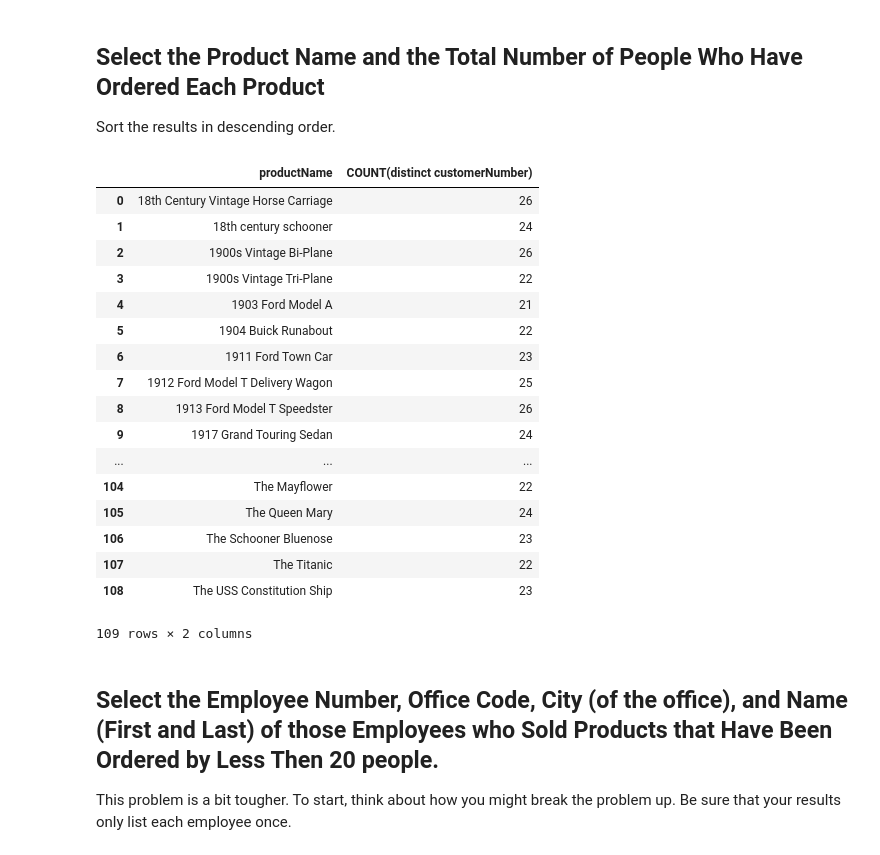
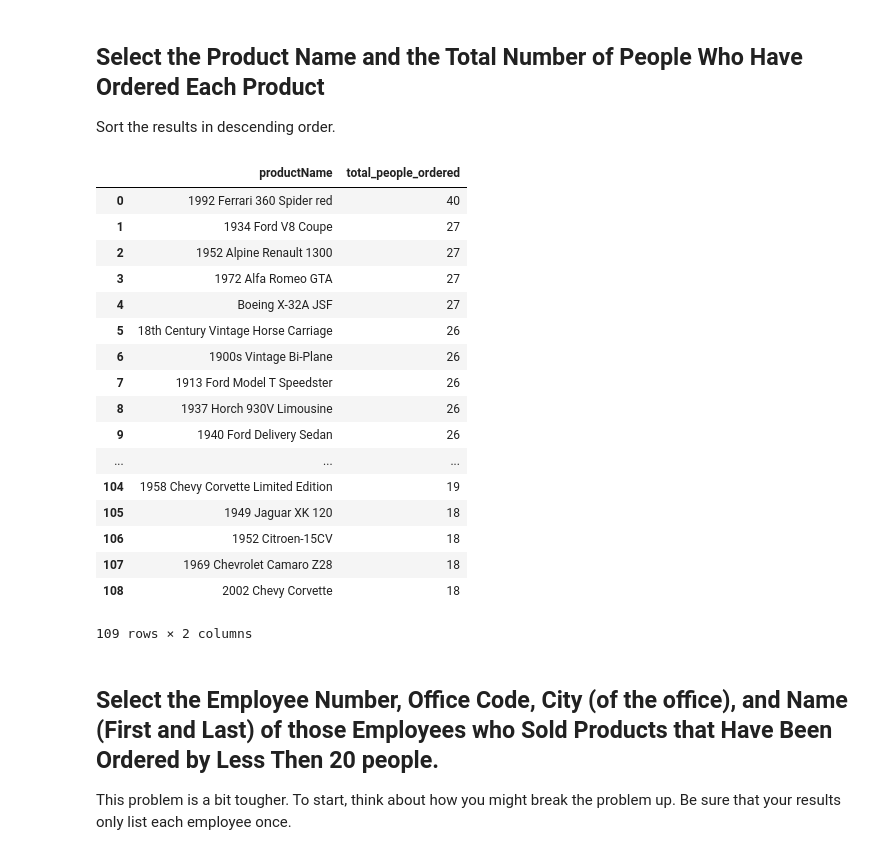
Before and after one commit to minnaf/dsc-sql-subqueries-lab-nyc-ds-060319, a Jupyter notebook: index.ipynb, the cells around one changed output. Saved outputs shown, nothing was run; the diff lists cells and outputs as text; code cells hidden in the pictures.

```diff
--- a/index.ipynb
+++ b/index.ipynb
@@ -118,38 +118,36 @@ df
 Sort the results in descending order.
 # %%
 #Your code here
-c.execute("""SELECT productName, COUNT(distinct customerNumber) AS total_
+c.execute("""SELECT productName, COUNT(distinct customerNumber) AS total_people_ordered
              FROM products
              JOIN orderdetails USING(productCode)
              JOIN orders USING(orderNumber)
              GROUP BY productName
-             ORDER BY
-
-
+             ORDER BY total_people_ordered DESC
 
 """)
 
 df = pd.DataFrame(c.fetchall())
 df.columns = [x[0] for x in c.description]
 df
 # %% [output]
-|  | productName | COUNT(distinct customerNumber) |
-| 0 | 18th Century Vintage Horse Carriage | 26 |
-| 1 | 18th century schooner | 24 |
-| 2 | 1900s Vintage Bi-Plane | 26 |
-| 3 | 1900s Vintage Tri-Plane | 22 |
-| 4 | 1903 Ford Model A | 21 |
-| 5 | 1904 Buick Runabout | 22 |
-| 6 | 1911 Ford Town Car | 23 |
-| 7 | 1912 Ford Model T Delivery Wagon | 25 |
-| 8 | 1913 Ford Model T Speedster | 26 |
-| 9 | 1917 Grand Touring Sedan | 24 |
+|  | productName | total_people_ordered |
+| 0 | 1992 Ferrari 360 Spider red | 40 |
+| 1 | 1934 Ford V8 Coupe | 27 |
+| 2 | 1952 Alpine Renault 1300 | 27 |
+| 3 | 1972 Alfa Romeo GTA | 27 |
+| 4 | Boeing X-32A JSF | 27 |
+| 5 | 18th Century Vintage Horse Carriage | 26 |
+| 6 | 1900s Vintage Bi-Plane | 26 |
+| 7 | 1913 Ford Model T Speedster | 26 |
+| 8 | 1937 Horch 930V Limousine | 26 |
+| 9 | 1940 Ford Delivery Sedan | 26 |
 | ... | ... | ... |
-| 104 | The Mayflower | 22 |
-| 105 | The Queen Mary | 24 |
-| 106 | The Schooner Bluenose | 23 |
-| 107 | The Titanic | 22 |
-| 108 | The USS Constitution Ship | 23 |
+| 104 | 1958 Chevy Corvette Limited Edition | 19 |
+| 105 | 1949 Jaguar XK 120 | 18 |
+| 106 | 1952 Citroen-15CV | 18 |
+| 107 | 1969 Chevrolet Camaro Z28 | 18 |
+| 108 | 2002 Chevy Corvette | 18 |
 109 rows × 2 columns
 # %% [markdown]
 ## Select the Employee Number, Office Code, City (of the office), and Name (First and Last) of those Employees who Sold Products that Have Been Ordered by Less Then 20 people.
```
